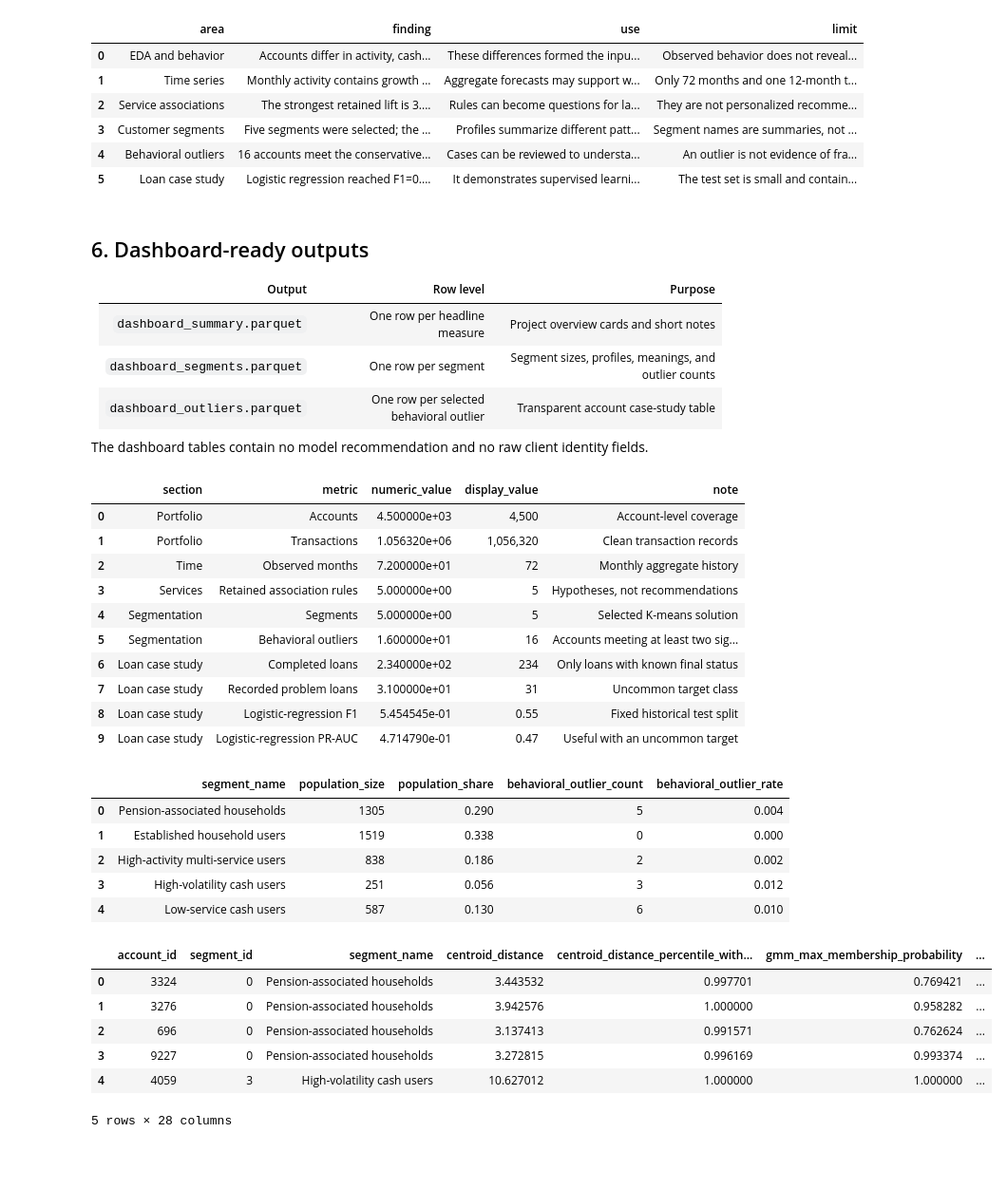
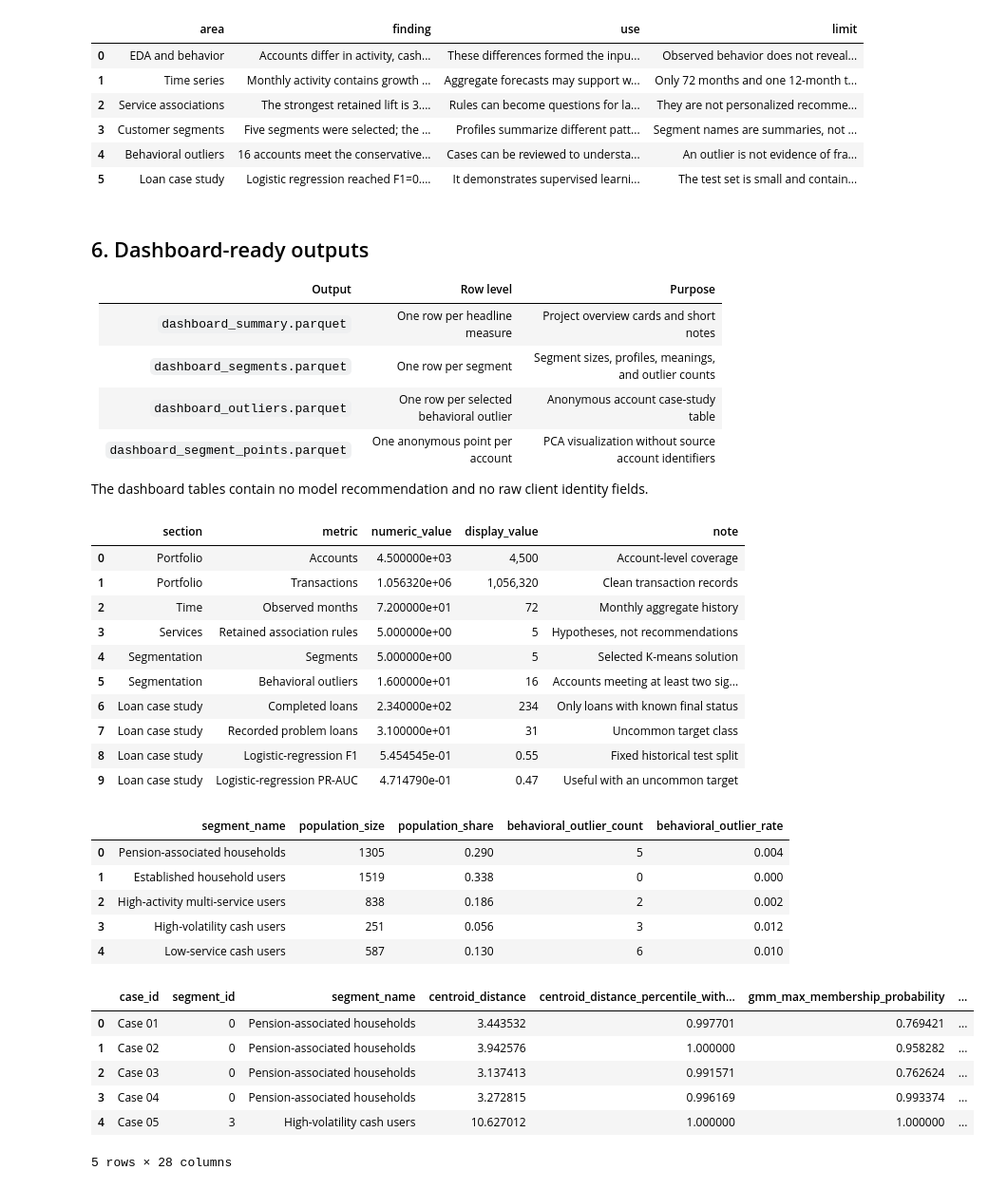
Before and after one commit to antonsoss/transaction-intelligence-customer-analytics, a Jupyter notebook: notebooks/04_validation_and_insights.ipynb, the cells around one changed output. Shown at 95% size. Saved outputs shown, nothing was run; the diff lists cells and outputs as text; code cells hidden in the pictures; blank space fills up the shorter version.

```diff
--- a/notebooks/04_validation_and_insights.ipynb
+++ b/notebooks/04_validation_and_insights.ipynb
@@ -1393,7 +1393,8 @@ display(final_findings)
 |---|---|---|
 | `dashboard_summary.parquet` | One row per headline measure | Project overview cards and short notes |
 | `dashboard_segments.parquet` | One row per segment | Segment sizes, profiles, meanings, and outlier counts |
-| `dashboard_outliers.parquet` | One row per selected behavioral outlier | Transparent account case-study table |
+| `dashboard_outliers.parquet` | One row per selected behavioral outlier | Anonymous account case-study table |
+| `dashboard_segment_points.parquet` | One anonymous point per account | PCA visualization without source account identifiers |
 
 The dashboard tables contain no model recommendation and no raw client identity fields.
 # %%
@@ -1459,45 +1460,68 @@ dashboard_outliers = selected_outlier_cases.merge(
 ).sort_values(
     ["outlier_signal_count", "composite_outlier_percentile"],
     ascending=False,
+).reset_index(drop=True)
+dashboard_outliers.insert(
+    0,
+    "case_id",
+    [f"Case {index:02d}" for index in range(1, len(dashboard_outliers) + 1)],
+)
+dashboard_outliers = dashboard_outliers.drop(columns="account_id")
+
+dashboard_segment_points = (
+    customer_segments.sort_values("account_id")[
+        [
+            "segment_id",
+            "segment_name",
+            "pca_component_1",
+            "pca_component_2",
+        ]
+    ]
+    .reset_index(drop=True)
+)
+dashboard_segment_points.insert(
+    0,
+    "point_id",
+    [f"Point {index:04d}" for index in range(1, len(dashboard_segment_points) + 1)],
 )
 
 display(dashboard_summary)
 display(
     dashboard_segments[
         [
             "segment_name",
             "population_size",
             "population_share",
             "behavioral_outlier_count",
             "behavioral_outlier_rate",
         ]
     ].round(3)
 )
 display(dashboard_outliers.head())
 # %% [output]
 |  | section | metric | numeric_value | display_value | note |
 | 0 | Portfolio | Accounts | 4.500000e+03 | 4,500 | Account-level coverage |
 | 1 | Portfolio | Transactions | 1.056320e+06 | 1,056,320 | Clean transaction records |
 | 2 | Time | Observed months | 7.200000e+01 | 72 | Monthly aggregate history |
 | 3 | Services | Retained association rules | 5.000000e+00 | 5 | Hypotheses, not recommendations |
 | 4 | Segmentation | Segments | 5.000000e+00 | 5 | Selected K-means solution |
 | 5 | Segmentation | Behavioral outliers | 1.600000e+01 | 16 | Accounts meeting at least two sig... |
 | 6 | Loan case study | Completed loans | 2.340000e+02 | 234 | Only loans with known final status |
 | 7 | Loan case study | Recorded problem loans | 3.100000e+01 | 31 | Uncommon target class |
 | 8 | Loan case study | Logistic-regression F1 | 5.454545e-01 | 0.55 | Fixed historical test split |
 | 9 | Loan case study | Logistic-regression PR-AUC | 4.714790e-01 | 0.47 | Useful with an uncommon target |
 |  | segment_name | population_size | population_share | behavioral_outlier_count | behavioral_outlier_rate |
 | 0 | Pension-associated households | 1305 | 0.290 | 5 | 0.004 |
 | 1 | Established household users | 1519 | 0.338 | 0 | 0.000 |
 | 2 | High-activity multi-service users | 838 | 0.186 | 2 | 0.002 |
 | 3 | High-volatility cash users | 251 | 0.056 | 3 | 0.012 |
 | 4 | Low-service cash users | 587 | 0.130 | 6 | 0.010 |
-|  | account_id | segment_id | segment_name | centroid_distance | centroid_distance_percentile_with... | gmm_max_membership_probability | ... |
-| 0 | 3324 | 0 | Pension-associated households | 3.443532 | 0.997701 | 0.769421 | ... |
-| 1 | 3276 | 0 | Pension-associated households | 3.942576 | 1.000000 | 0.958282 | ... |
-| 2 | 696 | 0 | Pension-associated households | 3.137413 | 0.991571 | 0.762624 | ... |
-| 3 | 9227 | 0 | Pension-associated households | 3.272815 | 0.996169 | 0.993374 | ... |
-| 4 | 4059 | 3 | High-volatility cash users | 10.627012 | 1.000000 | 1.000000 | ... |
+|  | case_id | segment_id | segment_name | centroid_distance | centroid_distance_percentile_with... | gmm_max_membership_probability | ... |
+| 0 | Case 01 | 0 | Pension-associated households | 3.443532 | 0.997701 | 0.769421 | ... |
+| 1 | Case 02 | 0 | Pension-associated households | 3.942576 | 1.000000 | 0.958282 | ... |
+| 2 | Case 03 | 0 | Pension-associated households | 3.137413 | 0.991571 | 0.762624 | ... |
+| 3 | Case 04 | 0 | Pension-associated households | 3.272815 | 0.996169 | 0.993374 | ... |
+| 4 | Case 05 | 3 | High-volatility cash users | 10.627012 | 1.000000 | 1.000000 | ... |
 5 rows × 28 columns
 # %%
 dashboard_outputs = {
```
Also changed, not shown: parts of 4 cells of this notebook, 14 other files.
